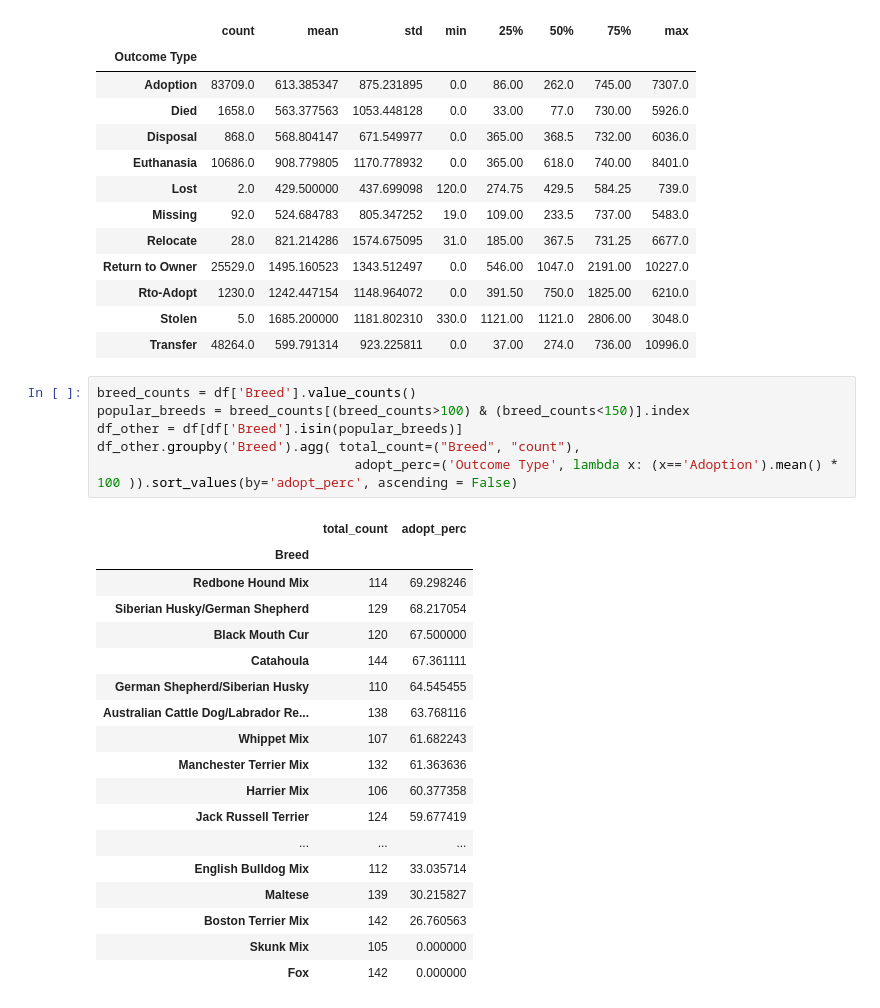
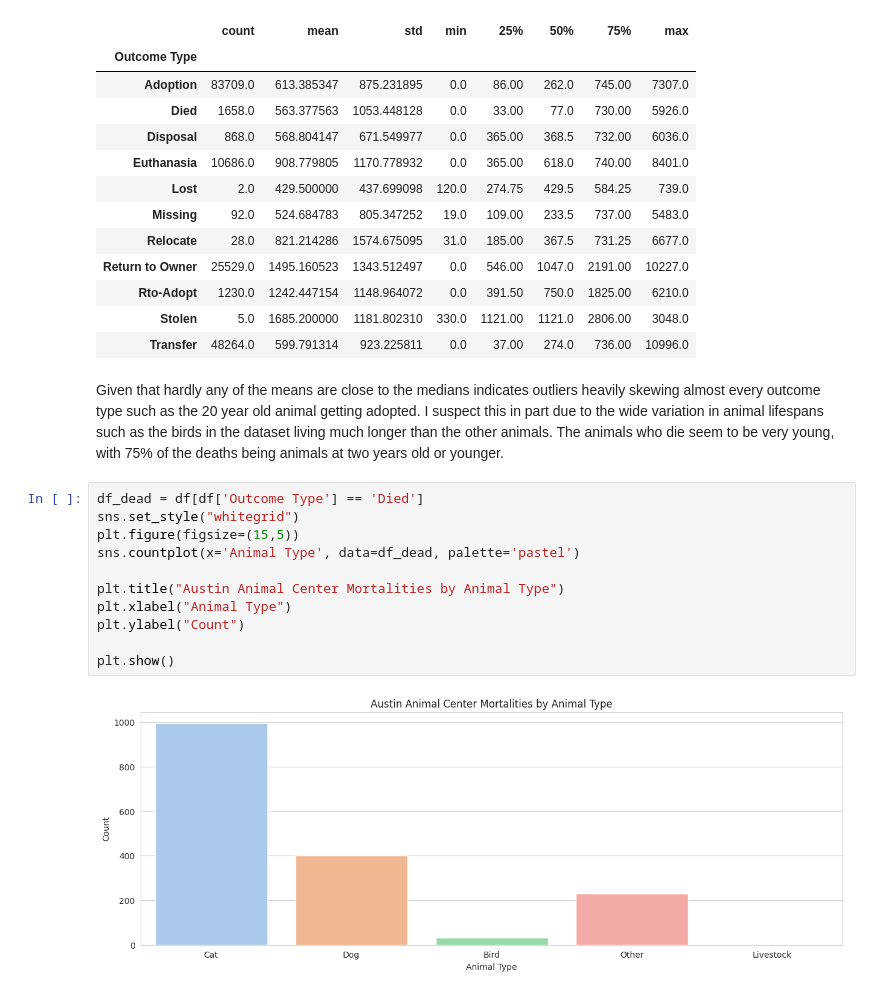
Before and after one commit to 607brendon/kaggle-pandas-tutorial, a Jupyter notebook: austin-animal-center-outcomes-eda.ipynb, the cells around one changed output. Cells and saved outputs as stored; diff of their text form.

```diff
--- a/austin-animal-center-outcomes-eda.ipynb
+++ b/austin-animal-center-outcomes-eda.ipynb
@@ -364,28 +313,18 @@ df.groupby('Outcome Type')['age_upon_outcome_days'].describe()
 | Rto-Adopt | 1230.0 | 1242.447154 | 1148.964072 | 0.0 | 391.50 | 750.0 | 1825.00 | 6210.0 |
 | Stolen | 5.0 | 1685.200000 | 1181.802310 | 330.0 | 1121.00 | 1121.0 | 2806.00 | 3048.0 |
 | Transfer | 48264.0 | 599.791314 | 923.225811 | 0.0 | 37.00 | 274.0 | 736.00 | 10996.0 |
-# %%
-breed_counts = df['Breed'].value_counts()
-popular_breeds = breed_counts[(breed_counts>100) & (breed_counts<150)].index
-df_other = df[df['Breed'].isin(popular_breeds)]
-df_other.groupby('Breed').agg( total_count=("Breed", "count"),
-                                 adopt_perc=('Outcome Type', lambda x: (x=='Adoption').mean() * 100 )).sort_values(by='adopt_perc', ascending = False)
-# %% [output]
-|  | total_count | adopt_perc |
-| Breed |  |  |
-| Redbone Hound Mix | 114 | 69.298246 |
-| Siberian Husky/German Shepherd | 129 | 68.217054 |
-| Black Mouth Cur | 120 | 67.500000 |
-| Catahoula | 144 | 67.361111 |
-| German Shepherd/Siberian Husky | 110 | 64.545455 |
-| Australian Cattle Dog/Labrador Re... | 138 | 63.768116 |
-| Whippet Mix | 107 | 61.682243 |
-| Manchester Terrier Mix | 132 | 61.363636 |
-| Harrier Mix | 106 | 60.377358 |
-| Jack Russell Terrier | 124 | 59.677419 |
-| ... | ... | ... |
-| English Bulldog Mix | 112 | 33.035714 |
-| Maltese | 139 | 30.215827 |
-| Boston Terrier Mix | 142 | 26.760563 |
-| Skunk Mix | 105 | 0.000000 |
-| Fox | 142 | 0.000000 |
+# %% [markdown]
+Given that hardly any of the means are close to the medians indicates outliers heavily skewing almost every outcome type such as the 20 year old animal getting adopted. I suspect this in part due to the wide variation in animal lifespans such as the birds in the dataset living much longer than the other animals. The animals who die seem to be very young, with 75% of the deaths being animals at two years old or younger.
+# %%
+df_dead = df[df['Outcome Type'] == 'Died']
+sns.set_style("whitegrid")
+plt.figure(figsize=(15,5))
+sns.countplot(x='Animal Type', data=df_dead, palette='pastel')
+
+plt.title("Austin Animal Center Mortalities by Animal Type")
+plt.xlabel("Animal Type")
+plt.ylabel("Count")
+
+plt.show()
+# %% [output]
+[figure, added]
```
Also changed, not shown: parts of 28 cells of this notebook.
